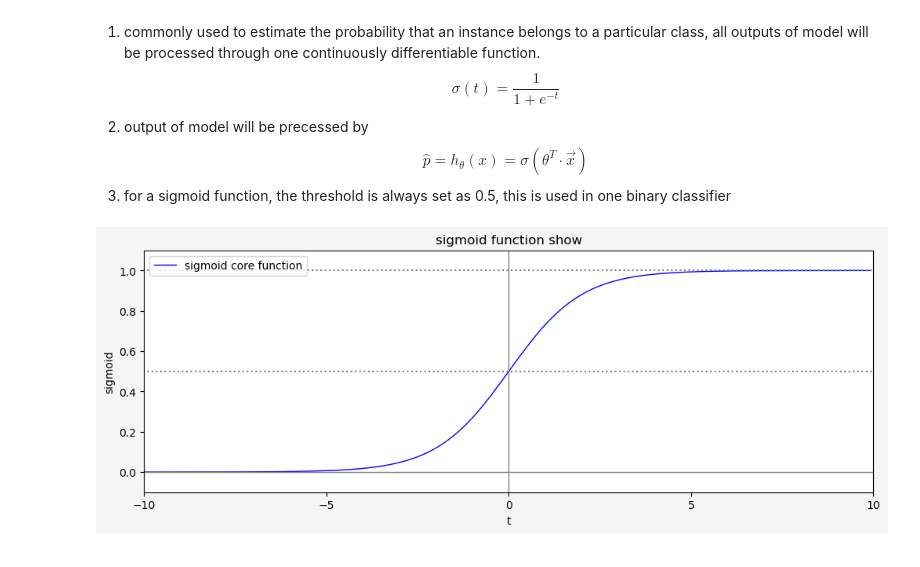
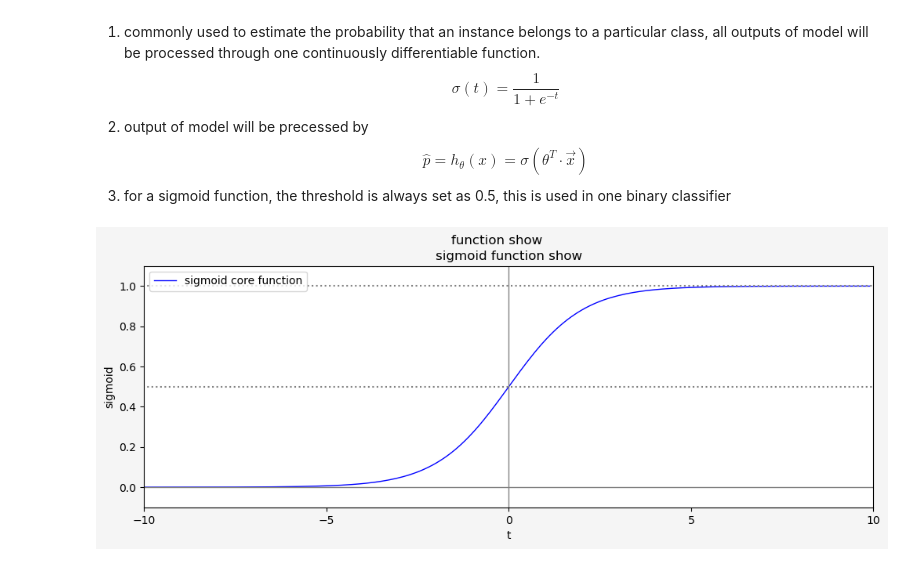
Before and after one commit to ChauserMondieu/machine_learning, a Jupyter notebook: chapters/training_model.ipynb, the cells around one changed output. Cells and saved outputs as stored; diff of their text form; code cells hidden in the pictures.

```diff
--- a/chapters/training_model.ipynb
+++ b/chapters/training_model.ipynb
@@ -321,23 +321,24 @@ $$
 # %%
 from matplotlib import pyplot as plt
 %matplotlib inline
 
 sigma_x = np.arange(-10,10,0.1)
 sigma_y = 1 /(1 + np.power(np.e, -sigma_x))
 fig, ax = plt.subplots(1,1,figsize=(12,4),facecolor='whitesmoke', edgecolor='gray')
 ax.plot(sigma_x, sigma_y, lw=1, ls= '-', color='blue',label="sigmoid core function")
+fig.suptitle("function show")
 ax.legend(loc="upper left")
 ax.set_xlabel("t")
 ax.set_ylabel("sigmoid")
 ax.set_xticks(np.arange(-10,10.1,5))
 ax.set_yticks(np.arange(0,1.2,0.2))
 ax.set_xlim(-10,10)
 ax.set_ylim(-0.1,1.1)
 ax.set_title('sigmoid function show')
 ax.axhline(0, color='grey', linewidth=1)
 ax.axvline(0, color='grey', linewidth=1)
 ax.hlines(0.5,-12,12, ls=':', color='gray')
 ax.hlines(1.0,-12,12, ls=':', color='gray')
 plt.show()
 # %% [output]
-[figure, old version]
+[figure, new version]
```
Also changed, not shown: 2 other files.
